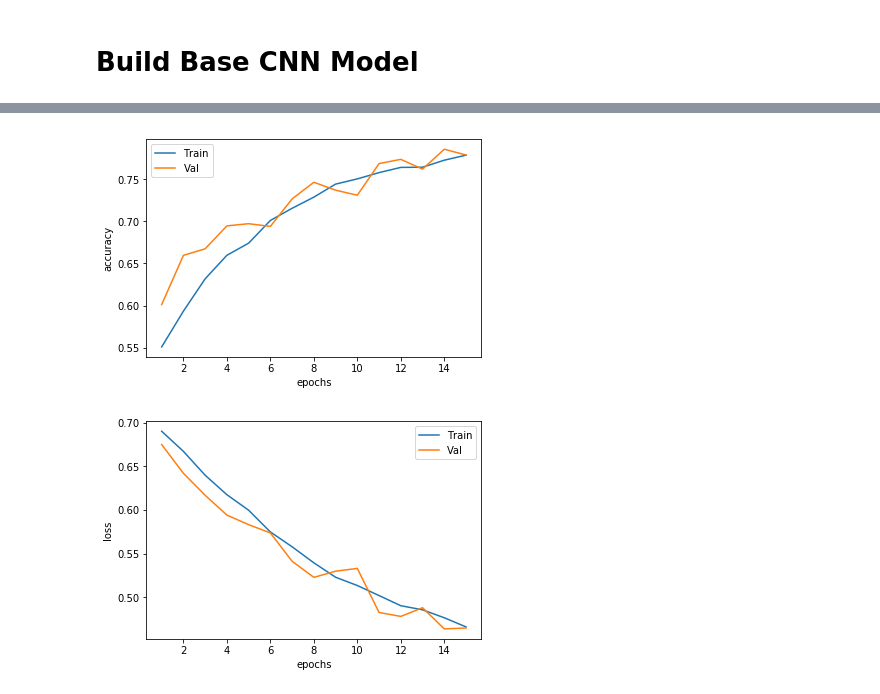
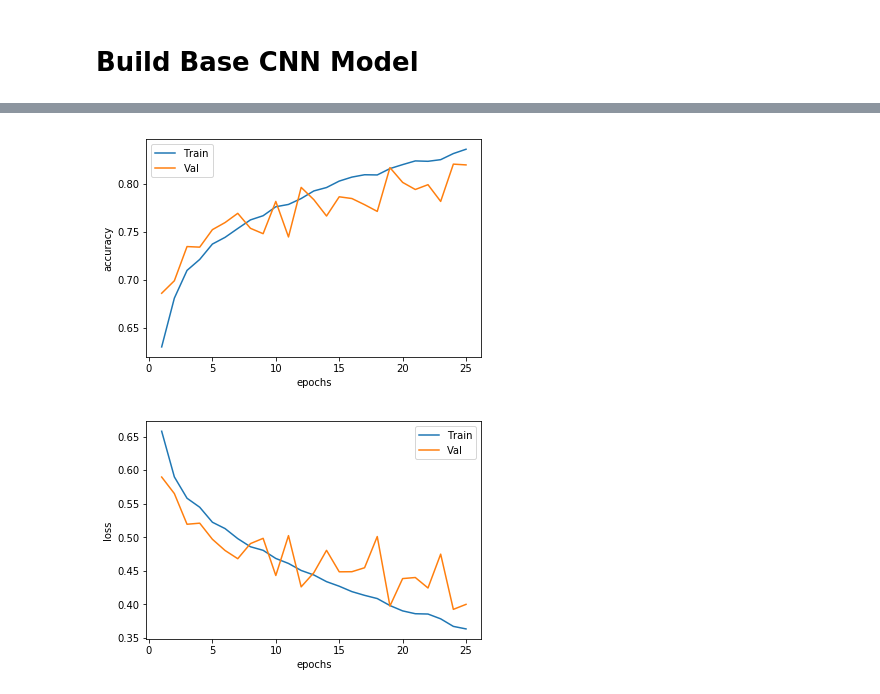
Before and after one commit to skipperuzumaki/Machiene_Learning, a Jupyter notebook: Cats_vs_dogs_v3.ipynb, the cells around one changed output, grey strips where cells are left out. Cells and saved outputs as stored; diff of their text form; code cells hidden in the pictures.

```diff
--- a/Cats_vs_dogs_v3.ipynb
+++ b/Cats_vs_dogs_v3.ipynb
@@ -58,13 +58,17 @@ Found 5000 images belonging to 2 classes.
 # %%
 model = Sequential()
 model.add(Conv2D(32, (3, 3), activation='relu', kernel_initializer='he_uniform', padding='same', input_shape=(img_size[0], img_size[1], 3)))
+model.add(BatchNormalization())
 model.add(MaxPool2D((2, 2)))
 model.add(Dropout(0.1))
 model.add(Conv2D(64, (3, 3), activation='relu', kernel_initializer='he_uniform', padding='same'))
+model.add(BatchNormalization())
 model.add(MaxPool2D((2, 2)))
 model.add(Dropout(0.2))
 model.add(Conv2D(128, (3, 3), activation='relu', kernel_initializer='he_uniform', padding='same'))
+model.add(BatchNormalization())
 model.add(MaxPool2D((2, 2)))
+model.add(Dropout(0.25))
 model.add(Flatten())
 model.add(Dense(128, activation='relu', kernel_initializer='he_uniform'))
 model.add(Dropout(0.3))
@@ -95,3 +99,3 @@ _________________________________________________________________
 # %%
-history = model.fit_generator(train_gen,len(train_gen),15,validation_data=test_gen,validation_steps=len(test_gen),verbose = 1)
+history = model.fit_generator(train_gen,len(train_gen),25,validation_data=test_gen,validation_steps=len(test_gen),verbose = 1)
 # %% [output]
@@ -115,17 +103,17 @@ Epoch 15/15
 # %%
-epoch_Range = range(1,16)
+epoch_Range = range(1,26)
 plt.plot(epoch_Range,history.history['accuracy'])
 plt.plot(epoch_Range,history.history['val_accuracy'])
 plt.xlabel('epochs')
 plt.ylabel('accuracy')
 plt.legend(['Train','Val'])
 plt.show()
 plt.plot(epoch_Range,history.history['loss'])
 plt.plot(epoch_Range,history.history['val_loss'])
 plt.xlabel('epochs')
 plt.ylabel('loss')
 plt.legend(['Train','Val'])
 plt.show()
 # %% [output]
-[figure, old version]
+[figure, new version]
-[figure, old version]
+[figure, new version]
```
Also changed, not shown: parts of 3 cells of this notebook.
